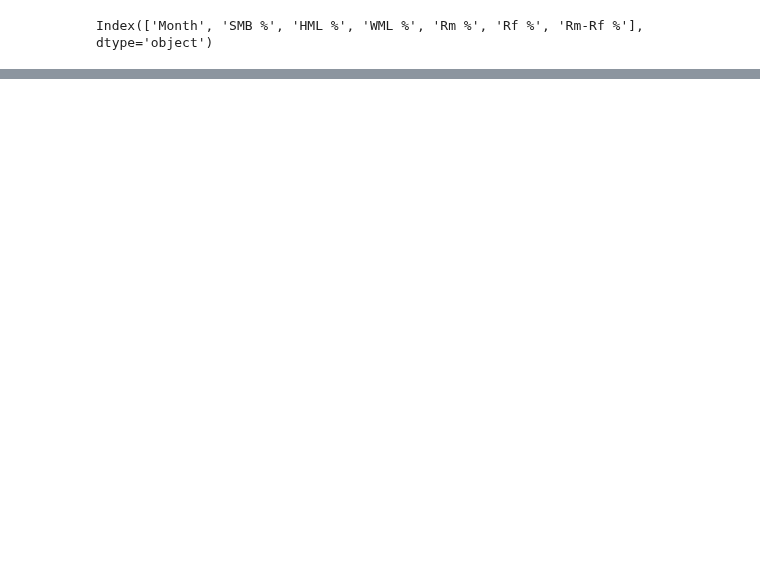
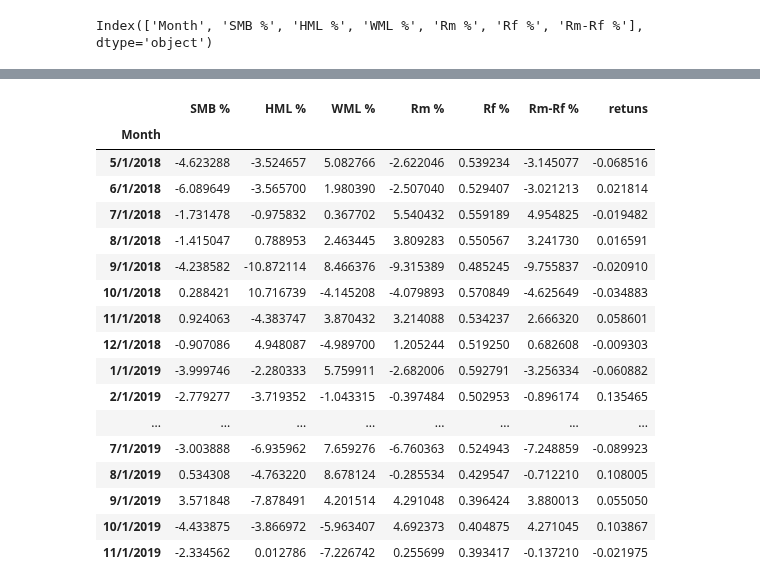
Before and after one commit to AMAYadav/PROJECTS-, a Jupyter notebook: factor_modelling.ipynb, the cells around one changed output, grey strips where cells are left out. Cells and saved outputs as stored; diff of their text form; code cells hidden in the pictures; blank space fills up the shorter version.

```diff
--- a/factor_modelling.ipynb
+++ b/factor_modelling.ipynb
@@ -128,0 +238,5 @@ Index(['SMB %', 'HML %', 'WML %', 'Rm %', 'Rf %', 'Rm-Rf %'], dtype='object')
+# %%
+'/content/file100.csv'
+
+fama=pd.read_csv('/content/file100.csv')
+fama.head()
@@ -128,0 +250,24 @@ Index(['SMB %', 'HML %', 'WML %', 'Rm %', 'Rf %', 'Rm-Rf %'], dtype='object')
+# %%
+fama.columns
+fama.set_index('Month',inplace=True)
+fama=fama.dropna()
+fama
+# %% [output]
+|  | SMB % | HML % | WML % | Rm % | Rf % | Rm-Rf % | retuns |
+| Month |  |  |  |  |  |  |  |
+| 5/1/2018 | -4.623288 | -3.524657 | 5.082766 | -2.622046 | 0.539234 | -3.145077 | -0.068516 |
+| 6/1/2018 | -6.089649 | -3.565700 | 1.980390 | -2.507040 | 0.529407 | -3.021213 | 0.021814 |
+| 7/1/2018 | -1.731478 | -0.975832 | 0.367702 | 5.540432 | 0.559189 | 4.954825 | -0.019482 |
+| 8/1/2018 | -1.415047 | 0.788953 | 2.463445 | 3.809283 | 0.550567 | 3.241730 | 0.016591 |
+| 9/1/2018 | -4.238582 | -10.872114 | 8.466376 | -9.315389 | 0.485245 | -9.755837 | -0.020910 |
+| 10/1/2018 | 0.288421 | 10.716739 | -4.145208 | -4.079893 | 0.570849 | -4.625649 | -0.034883 |
+| 11/1/2018 | 0.924063 | -4.383747 | 3.870432 | 3.214088 | 0.534237 | 2.666320 | 0.058601 |
+| 12/1/2018 | -0.907086 | 4.948087 | -4.989700 | 1.205244 | 0.519250 | 0.682608 | -0.009303 |
+| 1/1/2019 | -3.999746 | -2.280333 | 5.759911 | -2.682006 | 0.592791 | -3.256334 | -0.060882 |
+| 2/1/2019 | -2.779277 | -3.719352 | -1.043315 | -0.397484 | 0.502953 | -0.896174 | 0.135465 |
+| ... | ... | ... | ... | ... | ... | ... | ... |
+| 7/1/2019 | -3.003888 | -6.935962 | 7.659276 | -6.760363 | 0.524943 | -7.248859 | -0.089923 |
+| 8/1/2019 | 0.534308 | -4.763220 | 8.678124 | -0.285534 | 0.429547 | -0.712210 | 0.108005 |
+| 9/1/2019 | 3.571848 | -7.878491 | 4.201514 | 4.291048 | 0.396424 | 3.880013 | 0.055050 |
+| 10/1/2019 | -4.433875 | -3.866972 | -5.963407 | 4.692373 | 0.404875 | 4.271045 | 0.103867 |
+| 11/1/2019 | -2.334562 | 0.012786 | -7.226742 | 0.255699 | 0.393417 | -0.137210 | -0.021975 |
```
Also changed, not shown: parts of 21 cells of this notebook.
